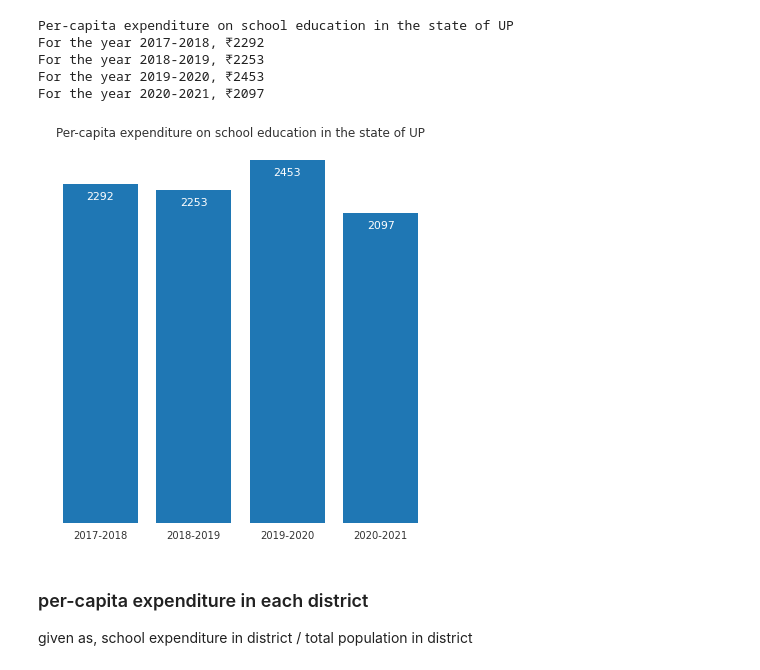
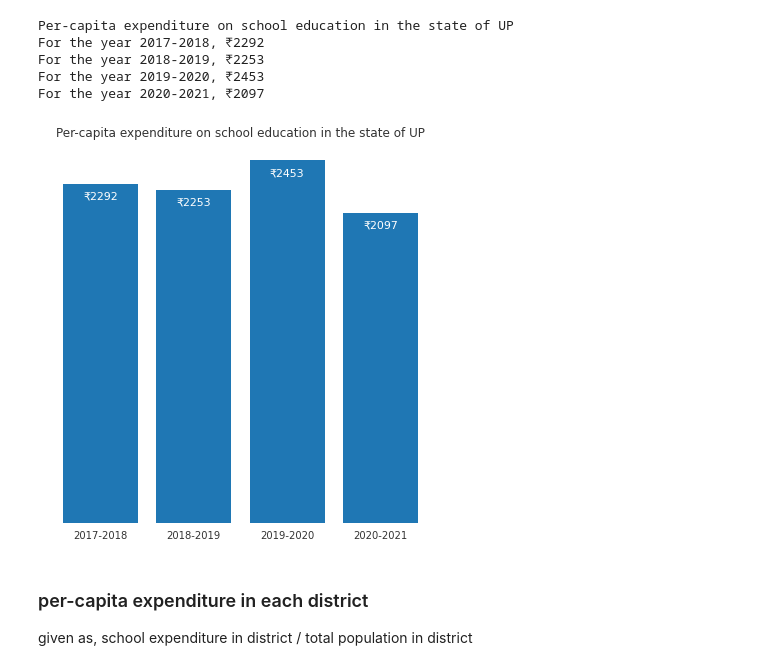
Before and after one commit to akhil7philip/School_Expenditure_in_UP, a Jupyter notebook: Assignment_CivicDataLab_Akhil.ipynb, the cells around one changed output. Cells and saved outputs as stored; diff of their text form; code cells hidden in the pictures.

```diff
--- a/Assignment_CivicDataLab_Akhil.ipynb
+++ b/Assignment_CivicDataLab_Akhil.ipynb
@@ -715,5 +715,5 @@ for i, year in enumerate(school_edu['fiscal_year'].unique()):
         item.set_rotation(87)
 
     plt.legend(school_edu['fiscal_year'].unique(), loc=0)
-    plt.title('Expenditure on school education of the total expenditure by state for the year '+year)
+    plt.title('Percentage share on school education of the total expenditure by state')
 # %% [output]
@@ -921,28 +921,28 @@ For the year 2020-2021, ₹2097
 # %%
 plt.figure(figsize=(7,7))
 
 years = [i[0] for i in exp_list]
 vals = [i[1] for i in exp_list]
 bars = plt.bar(years, vals, align='center', linewidth=0)
 plt.title("Per-capita expenditure on school education in the state of UP", alpha=0.8)
 
 # soften all labels by turning grey
 plt.xticks(years, alpha=0.8)
 
 # remove all the ticks (both axes), and tick labels on the Y axis
 plt.tick_params(bottom=False, left=False, labelleft=False)
 
 # remove the frame of the chart
 for spine in plt.gca().spines.values():
     spine.set_visible(False)
 
 # direct label each bar with Y axis values
 for bar in bars:
-    plt.gca().text(bar.get_x() + bar.get_width()/2, bar.get_height()-100, '{:.4}'.format(str(bar.get_height())), ha='center', color='w', fontsize=11)
+    plt.gca().text(bar.get_x() + bar.get_width()/2, bar.get_height()-100, '₹{:.4}'.format(str(bar.get_height())), ha='center', color='w', fontsize=11)
 
 plt.show()
 # %% [output]
-[figure, old version]
+[figure, new version]
 # %% [markdown]
 ### per-capita expenditure in each district
 given as, school expenditure in district / total population in district
```
Also changed, not shown: parts of 1 cell of this notebook.
